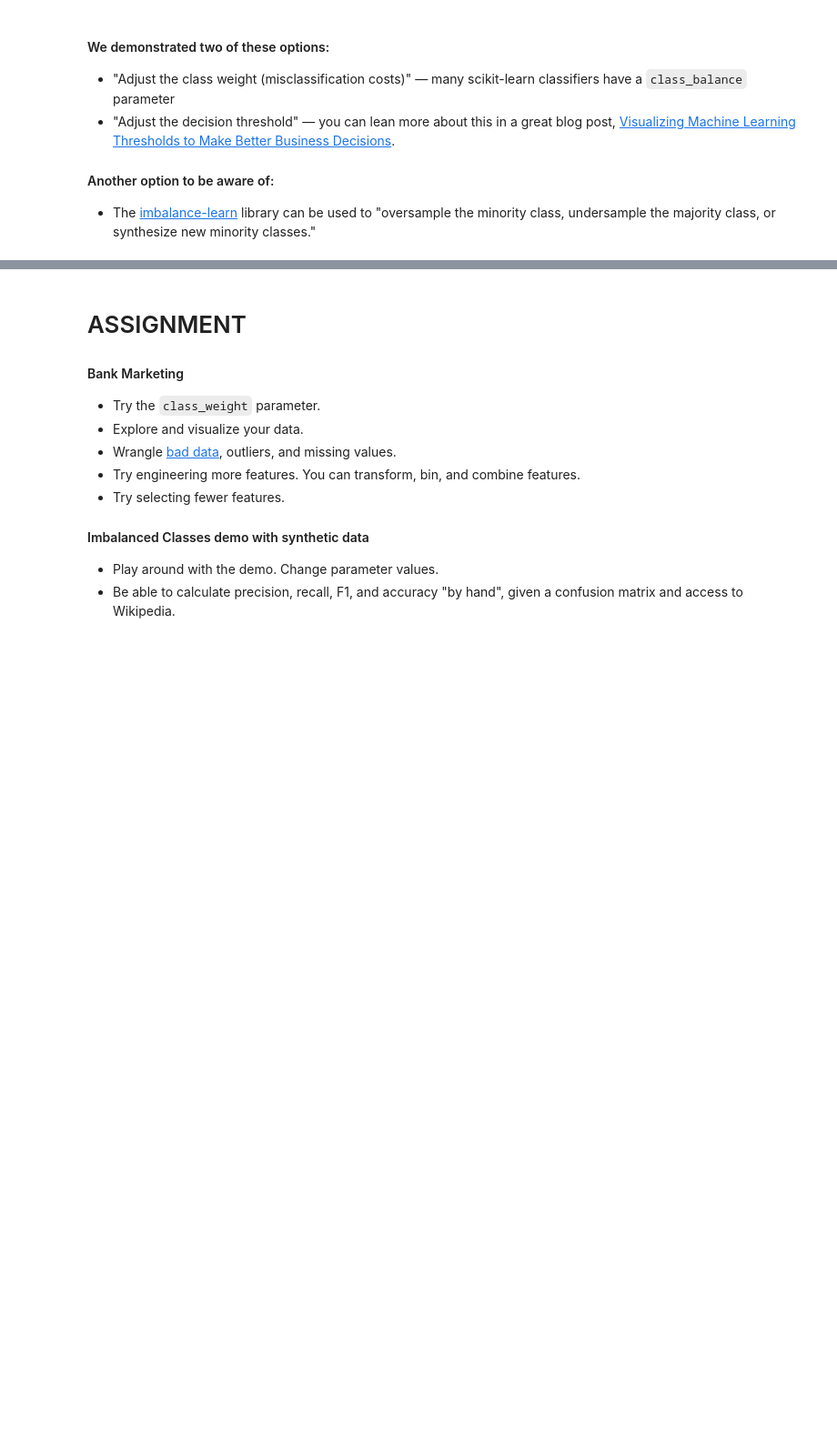
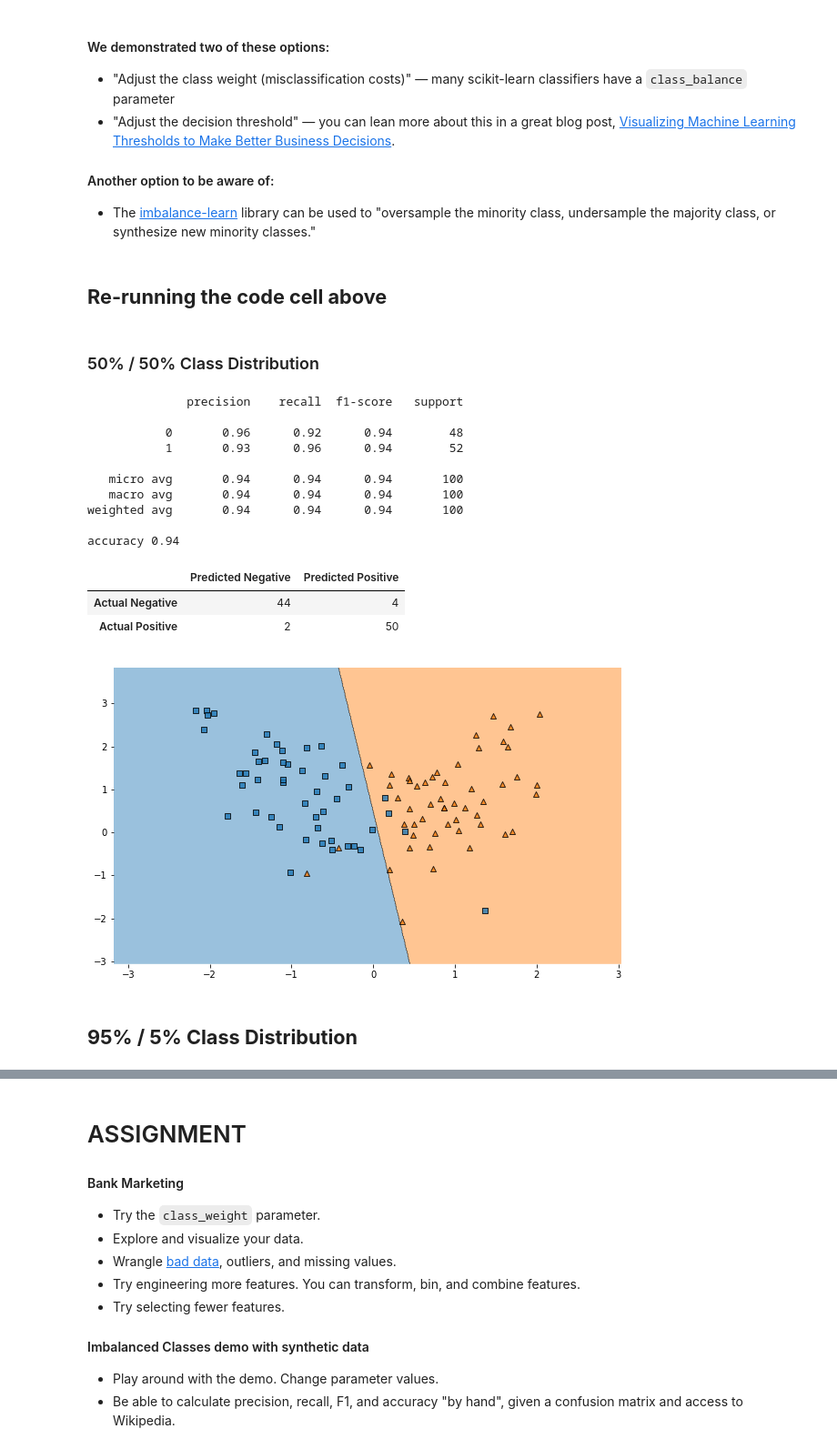
Before and after one commit to LambdaSchool/DS-Unit-2-Sprint-3-Classification-Validation, a Jupyter notebook: module3-classification-metrics/LS_DS_233_Classification_Metrics_Imbalanced_Classes.ipynb, the cells around one changed output, grey strips where cells are left out. Shown at 91% size. Saved outputs shown, nothing was run; the diff lists cells and outputs as text; code cells hidden in the pictures; blank space fills up the shorter version.

Commit message:
Assignment Complete - Might add more features and Visualizations

```diff
--- a/module3-classification-metrics/LS_DS_233_Classification_Metrics_Imbalanced_Classes.ipynb
+++ b/module3-classification-metrics/LS_DS_233_Classification_Metrics_Imbalanced_Classes.ipynb
@@ -462,3 +450,61 @@ How do the evaluation metrics and decision region plots change?
 
 #### Another option to be aware of:
 - The [imbalance-learn](https://github.com/scikit-learn-contrib/imbalanced-learn) library can be used to "oversample the minority class, undersample the majority class, or synthesize new minority classes."
+# %% [markdown]
+## **Re-running the code cell above**
+# %% [markdown]
+### 50% / 50% Class Distribution
+# %%
+#1. Generate data
+# Changing the weigh to 50/50
+n_samples = 1000
+weights = (0.50, 0.50)
+class_sep = 0.8
+
+X, y = make_classification(n_samples=n_samples, n_features=2, n_informative=2,
+                           n_redundant=0, n_repeated=0, n_classes=2,
+                           n_clusters_per_class=1, weights=weights,
+                           class_sep=class_sep, random_state=0)
+# 2. Split data
+# Uses our custom train_validation_test_split function
+X_train, X_val, X_test, y_train, y_val, y_test = train_validation_test_split(
+    X, y, train_size=0.8, val_size=0.1, test_size=0.1, random_state=1)
+
+# 3. Fit model
+# Added class_balance
+class_weight = None
+class_balance = None
+# Specifying and Fitting the model
+model = LogisticRegression(solver='lbfgs', class_weight=class_weight)
+model.fit(X_train, y_train)
+
+# 4. Evaluate model
+y_pred = model.predict(X_val)
+print(classification_report(y_val, y_pred))
+print('accuracy', accuracy_score(y_val, y_pred))
+display(pd.DataFrame(
+    confusion_matrix(y_val, y_pred),
+    columns=['Predicted Negative', 'Predicted Positive'],
+    index=['Actual Negative', 'Actual Positive']))
+
+# 5. Visualize decision regions
+# Need to look at how to change color on this
+plt.figure(figsize=(10, 6))
+plot_decision_regions(X_val, y_val, model, legend=0);
+# %% [output]
+              precision    recall  f1-score   support
+
+           0       0.96      0.92      0.94        48
+           1       0.93      0.96      0.94        52
+
+   micro avg       0.94      0.94      0.94       100
+   macro avg       0.94      0.94      0.94       100
+weighted avg       0.94      0.94      0.94       100
+
+accuracy 0.94
+|  | Predicted Negative | Predicted Positive |
+| Actual Negative | 44 | 4 |
+| Actual Positive | 2 | 50 |
+[figure, added]
+# %% [markdown]
+## **95% / 5% Class Distribution**
```
Also changed, not shown: parts of 21 cells of this notebook.
